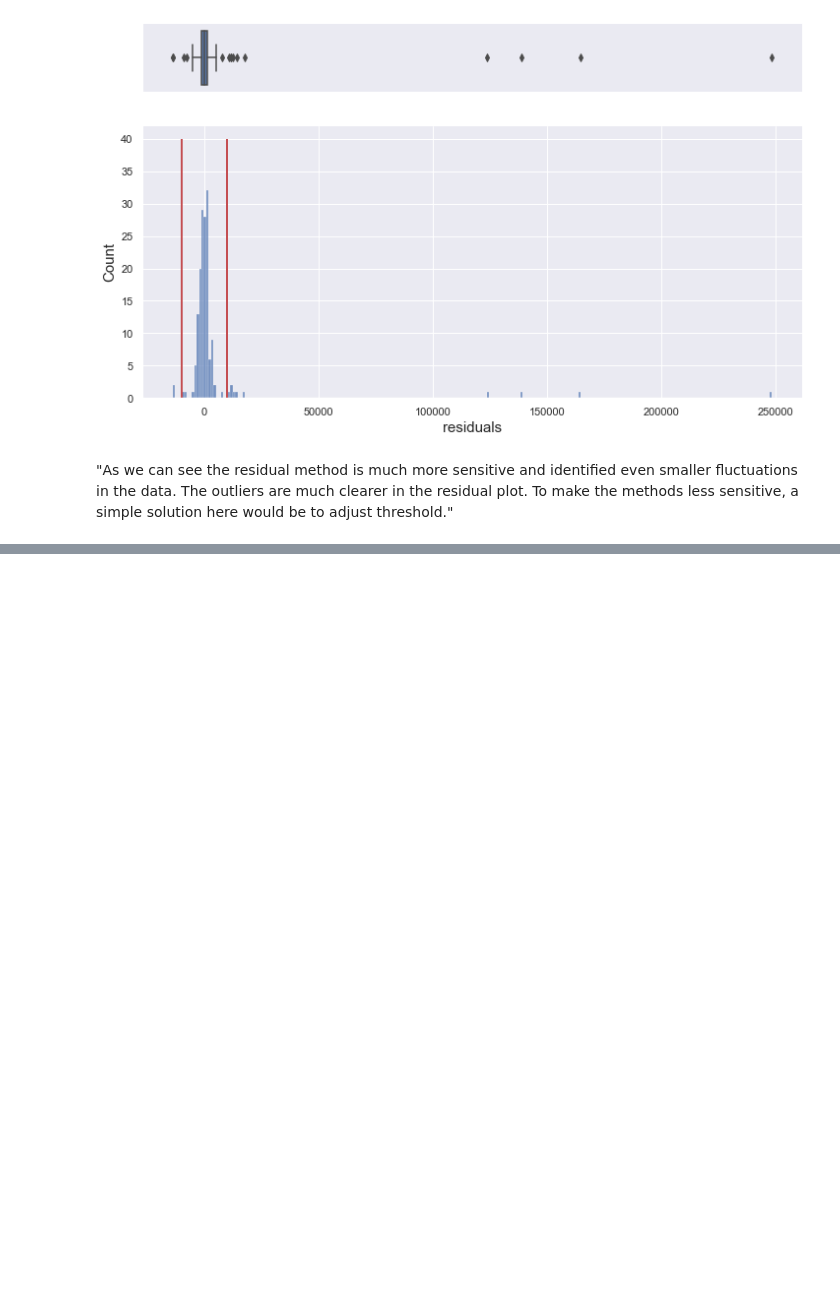
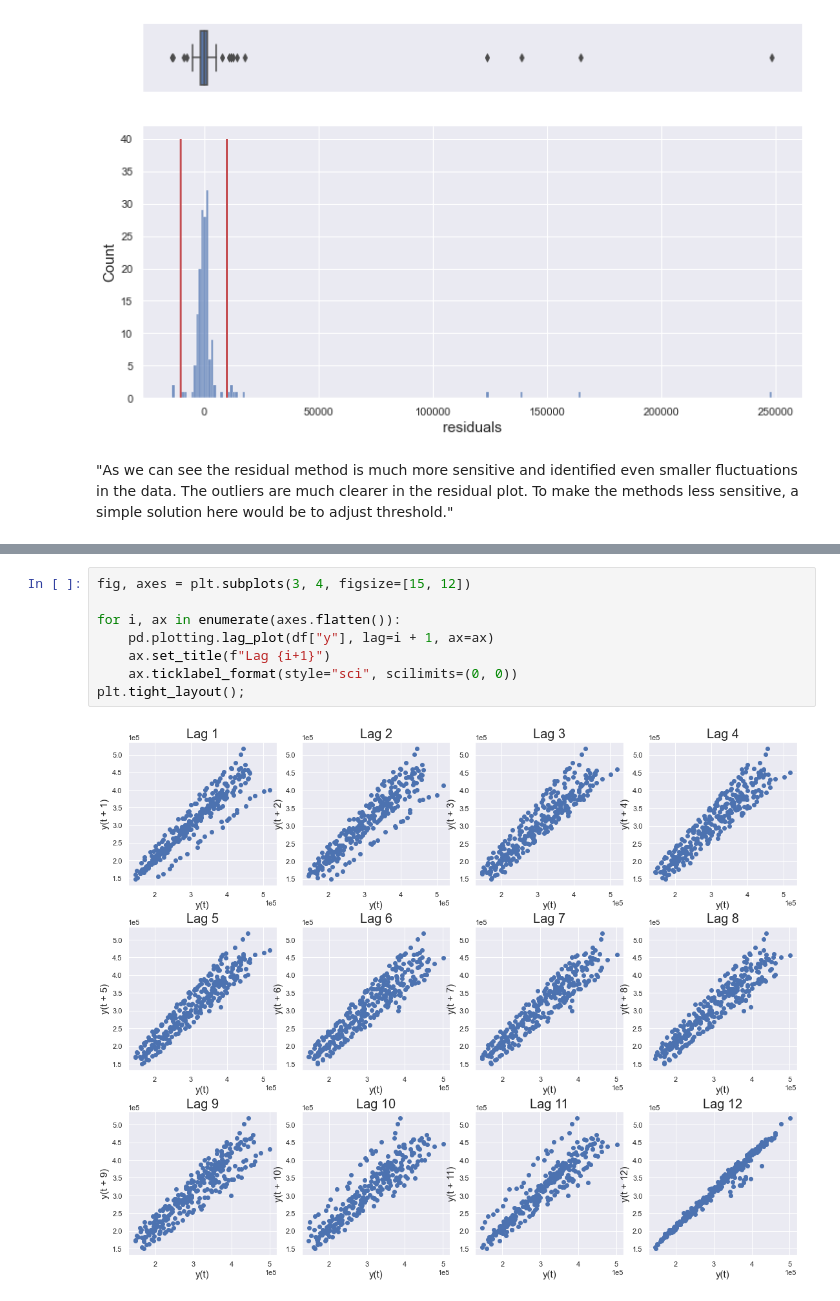
Before and after one commit to joeanton719/feature-engineering-for-time-series-forecasting, a Jupyter notebook: Time Series Feature Engineering - Practice.ipynb, the cells around one changed output, grey strips where cells are left out. Cells and saved outputs as stored; diff of their text form; blank space fills up the shorter version.

```diff
--- a/Time Series Feature Engineering - Practice.ipynb
+++ b/Time Series Feature Engineering - Practice.ipynb
@@ -865,0 +889,10 @@ plt.show()
+# %%
+fig, axes = plt.subplots(3, 4, figsize=[15, 12])
+
+for i, ax in enumerate(axes.flatten()):
+    pd.plotting.lag_plot(df["y"], lag=i + 1, ax=ax)
+    ax.set_title(f"Lag {i+1}")
+    ax.ticklabel_format(style="sci", scilimits=(0, 0))
+plt.tight_layout();
+# %% [output]
+[figure, added]
```
Also changed, not shown: parts of 27 cells of this notebook, 7 other files.
